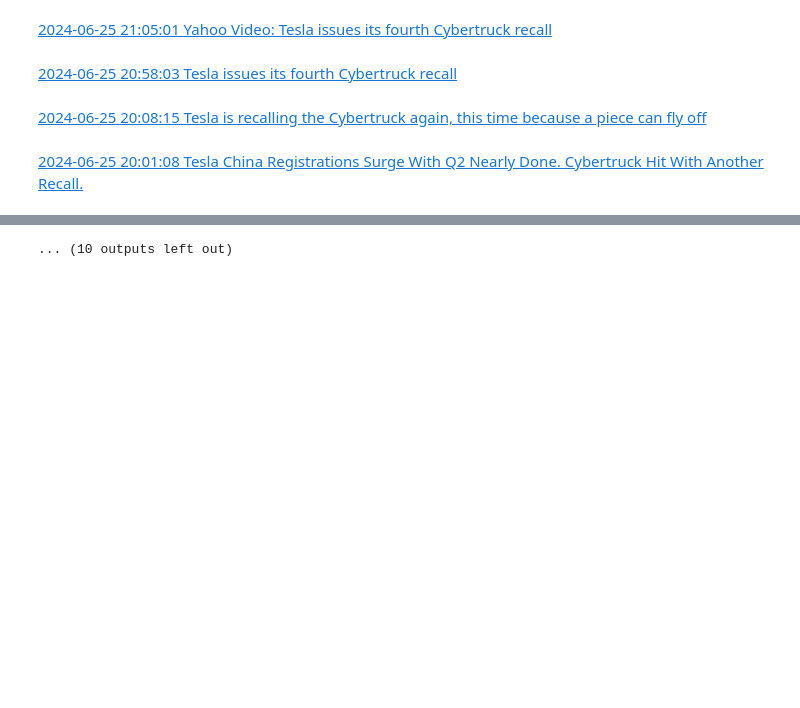
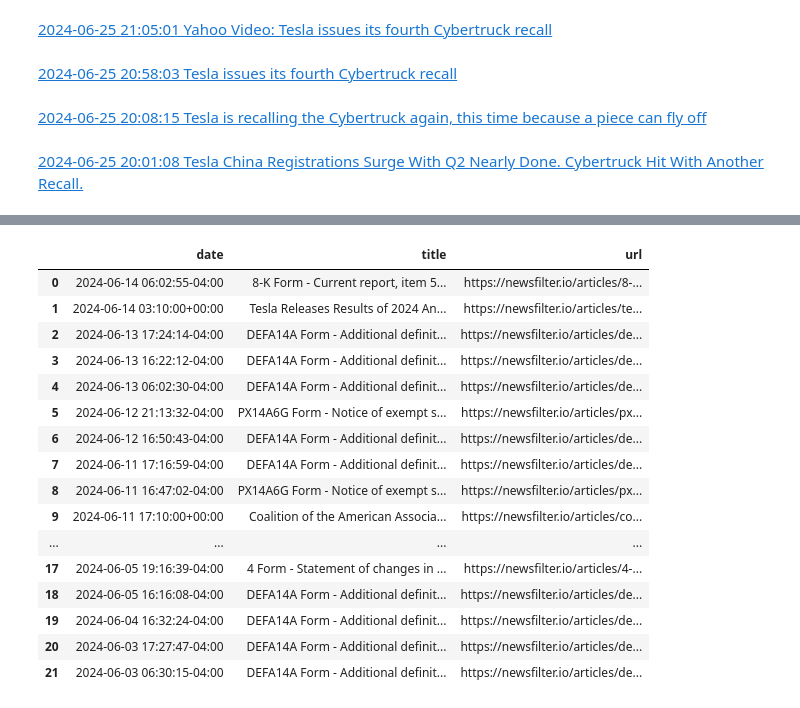
Before and after one commit to druce/langgraph, a Jupyter notebook: 2_langgraph_agent.ipynb, the cells around one changed output, grey strips where cells are left out. Saved outputs shown, nothing was run; the diff lists cells and outputs as text; code cells hidden in the pictures; blank space fills up the shorter version.

```diff
--- a/2_langgraph_agent.ipynb
+++ b/2_langgraph_agent.ipynb
@@ -1758,35 +1823,43 @@ Our proprietary formula, exclusive to Market Clubhouse, dictates these price lev
 # %%
-API_KEY = os.environ['NEWSFILTER_API_KEY']
-API_ENDPOINT = "https://api.newsfilter.io/search?token={}".format(API_KEY)
+def get_news_newsfilter(symbol):
 
-# Define the news search parameters
-queryString = f"(source.id:sec-api OR source.id:prNewswire OR source.id:businesswire) AND symbols:{symbol} AND publishedAt:[2024-06-01 TO 2024-07-01]"
-# queryString = "(source.id:businesswire) AND publishedAt:[2023-08-15 TO 2023-08-16]"
+    API_KEY = os.environ['NEWSFILTER_API_KEY']
+    API_ENDPOINT = "https://api.newsfilter.io/search?token={}".format(API_KEY)
 
-payload = {
-    "queryString": queryString,
-    "from": 0,
-    "size": 200
-}
+    # Define the news search parameters
+    queryString = f"(source.id:sec-api OR source.id:prNewswire OR source.id:businesswire) AND symbols:{symbol} AND publishedAt:[2024-06-01 TO 2024-07-01]"
+    # queryString = "(source.id:businesswire) AND publishedAt:[2023-08-15 TO 2023-08-16]"
 
-# Send the search query to the Search API
-response = requests.post(API_ENDPOINT, json=payload)
+    payload = {
+        "queryString": queryString,
+        "from": 0,
+        "size": 200
+    }
 
-# Read the response
-articles = response.json()
+    # Send the search query to the Search API
+    response = requests.post(API_ENDPOINT, json=payload)
 
-print(articles)
+    # Read the response
+    articles = response.json()
 
-for item in articles['articles']:
-    markdown_str = ""
-    date_array = item['publishedAt'].split("T")
-    datestr = date_array[0] + "T" + date_array[1][:8]
-#     print(item['publishedAt'])
-#     print(date_array)
-#     print(datestr)
-    date_object = datetime.strptime(datestr, "%Y-%m-%dT%H:%M:%S")
-    item['title'] = item['title'].replace("$", "\\\$")
-    item['description'] = item['description'].replace("$", "\\\$")
-    markdown_str += f"[{str(date_object)} {item['title']}]({item['url']})\n {item['description']}"
-    display(Markdown(markdown_str))
+#     for item in articles['articles']:
+#         markdown_str = ""
+#         date_array = item['publishedAt'].split("T")
+#         datestr = date_array[0] + "T" + date_array[1][:8]
+#     #     print(item['publishedAt'])
+#     #     print(date_array)
+#     #     print(datestr)
+#         date_object = datetime.strptime(datestr, "%Y-%m-%dT%H:%M:%S")
+#         item['title'] = item['title'].replace("$", "\\\$")
+#         item['description'] = item['description'].replace("$", "\\\$")
+#         markdown_str += f"[{str(date_object)} {item['title']}]({item['url']})\n {item['description']}"
+#         display(Markdown(markdown_str))
+
+    newsfilter_df = pd.DataFrame(articles['articles'])
+    newsfilter_df['date'] = pd.to_datetime(newsfilter_df['publishedAt'])
+    newsfilter_df = newsfilter_df[['date', 'title', 'url']]
+    return newsfilter_df
+
+newsfilter_df = get_news_newsfilter(symbol)
+newsfilter_df
 # %% [output]
@@ -1817 +1866,17 @@ for item in articles['articles']:
-... (10 outputs left out)
+|  | date | title | url |
+| 0 | 2024-06-14 06:02:55-04:00 | 8-K Form - Current report, item 5... | https://newsfilter.io/articles/8-... |
+| 1 | 2024-06-14 03:10:00+00:00 | Tesla Releases Results of 2024 An... | https://newsfilter.io/articles/te... |
+| 2 | 2024-06-13 17:24:14-04:00 | DEFA14A Form - Additional definit... | https://newsfilter.io/articles/de... |
+| 3 | 2024-06-13 16:22:12-04:00 | DEFA14A Form - Additional definit... | https://newsfilter.io/articles/de... |
+| 4 | 2024-06-13 06:02:30-04:00 | DEFA14A Form - Additional definit... | https://newsfilter.io/articles/de... |
+| 5 | 2024-06-12 21:13:32-04:00 | PX14A6G Form - Notice of exempt s... | https://newsfilter.io/articles/px... |
+| 6 | 2024-06-12 16:50:43-04:00 | DEFA14A Form - Additional definit... | https://newsfilter.io/articles/de... |
+| 7 | 2024-06-11 17:16:59-04:00 | DEFA14A Form - Additional definit... | https://newsfilter.io/articles/de... |
+| 8 | 2024-06-11 16:47:02-04:00 | PX14A6G Form - Notice of exempt s... | https://newsfilter.io/articles/px... |
+| 9 | 2024-06-11 17:10:00+00:00 | Coalition of the American Associa... | https://newsfilter.io/articles/co... |
+| ... | ... | ... | ... |
+| 17 | 2024-06-05 19:16:39-04:00 | 4 Form - Statement of changes in ... | https://newsfilter.io/articles/4-... |
+| 18 | 2024-06-05 16:16:08-04:00 | DEFA14A Form - Additional definit... | https://newsfilter.io/articles/de... |
+| 19 | 2024-06-04 16:32:24-04:00 | DEFA14A Form - Additional definit... | https://newsfilter.io/articles/de... |
+| 20 | 2024-06-03 17:27:47-04:00 | DEFA14A Form - Additional definit... | https://newsfilter.io/articles/de... |
+| 21 | 2024-06-03 06:30:15-04:00 | DEFA14A Form - Additional definit... | https://newsfilter.io/articles/de... |
```
Also changed, not shown: parts of 32 cells of this notebook.
